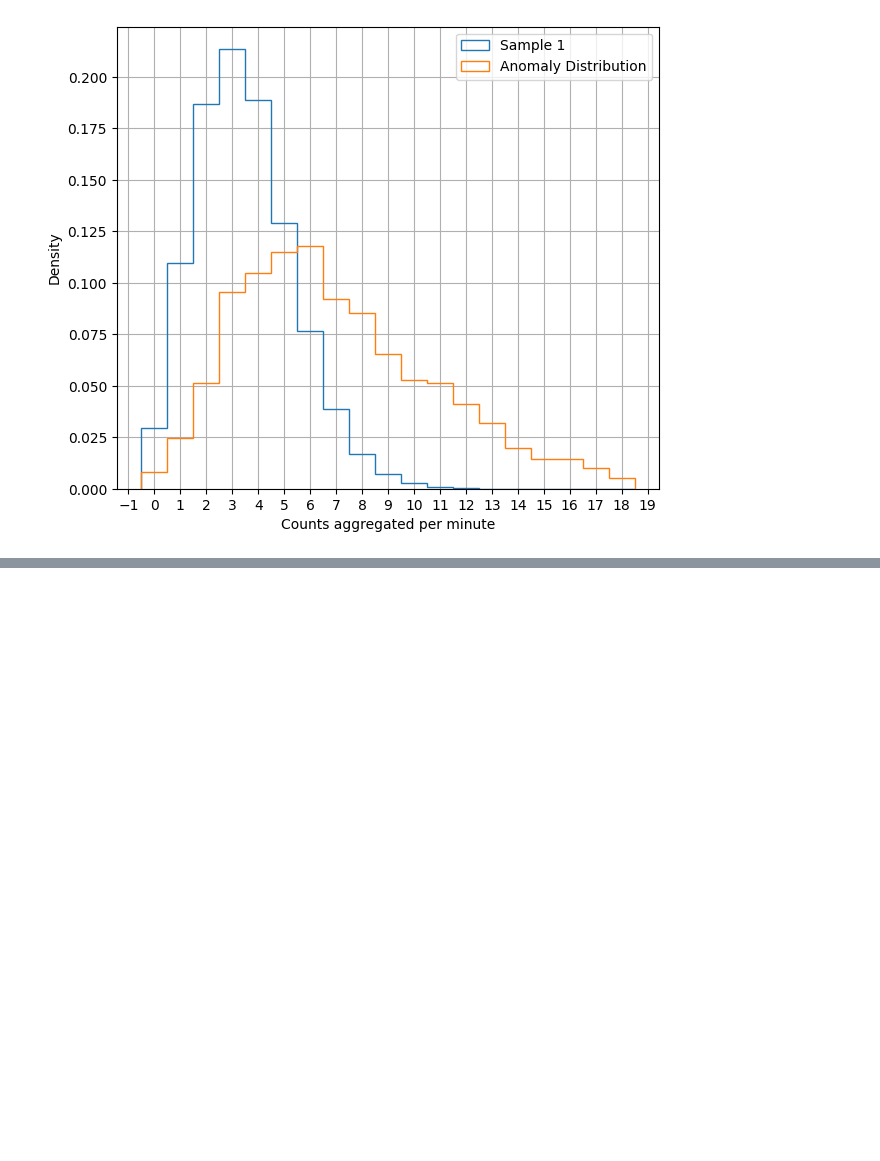
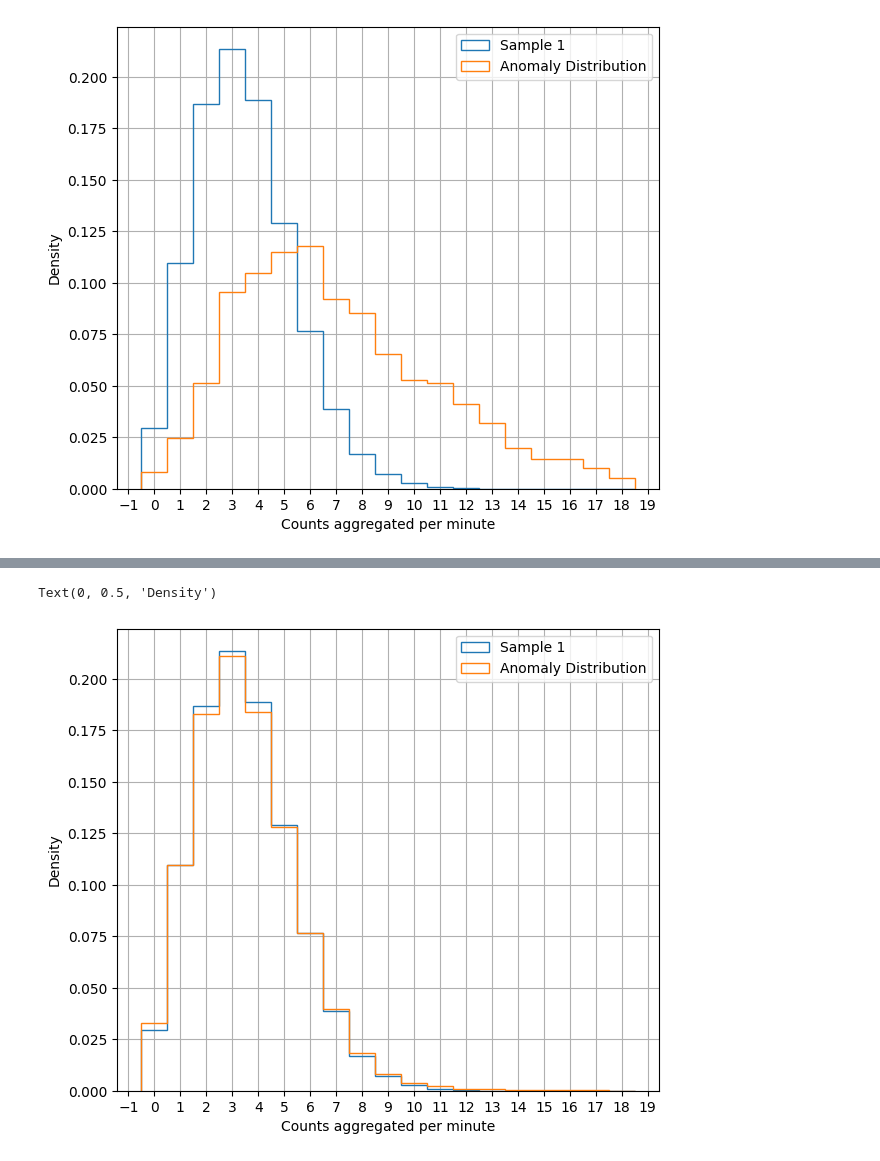
Before and after one commit to AGHRADEM/radem, a Jupyter notebook: src/radem/examples/total_gcr_dose.ipynb, the cells around one changed output, grey strips where cells are left out. Cells and saved outputs as stored; diff of their text form; code cells hidden in the pictures; blank space fills up the shorter version.

```diff
--- a/src/radem/examples/total_gcr_dose.ipynb
+++ b/src/radem/examples/total_gcr_dose.ipynb
@@ -257,0 +293,17 @@ Text(0, 0.5, 'Density')
+# %%
+anomalous_data = df[mask]
+# %%
+fig, ax = plt.subplots(nrows=1, ncols=1, figsize=(7, 6))
+
+bins = np.arange(start=0, stop=20, step=1) - 0.5
+sample_1.plot.hist(y='value', bins=bins, histtype='step', label='Sample 1', density=True, ax=ax)
+anomalous_data.plot.hist(y='value', bins=bins, histtype='step', label='Anomaly Distribution', density=True, ax=ax)
+
+
+ax.grid()
+ax.xaxis.set_major_locator(plt.MultipleLocator(1))
+ax.set_xlabel("Counts aggregated per minute")
+ax.set_ylabel("Density")
+# %% [output]
+Text(0, 0.5, 'Density')
+[figure, added]
```
Also changed, not shown: parts of 3 cells of this notebook, 2 other files.
